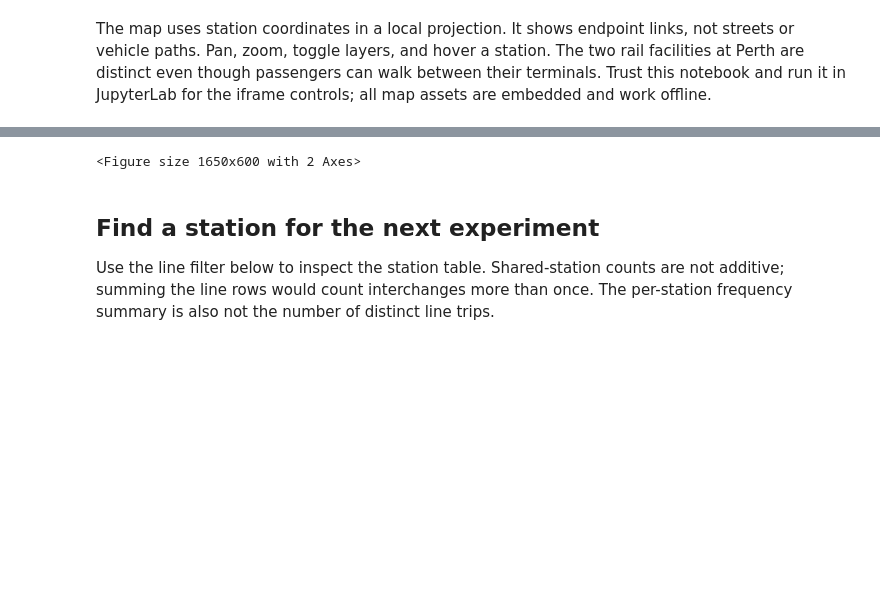
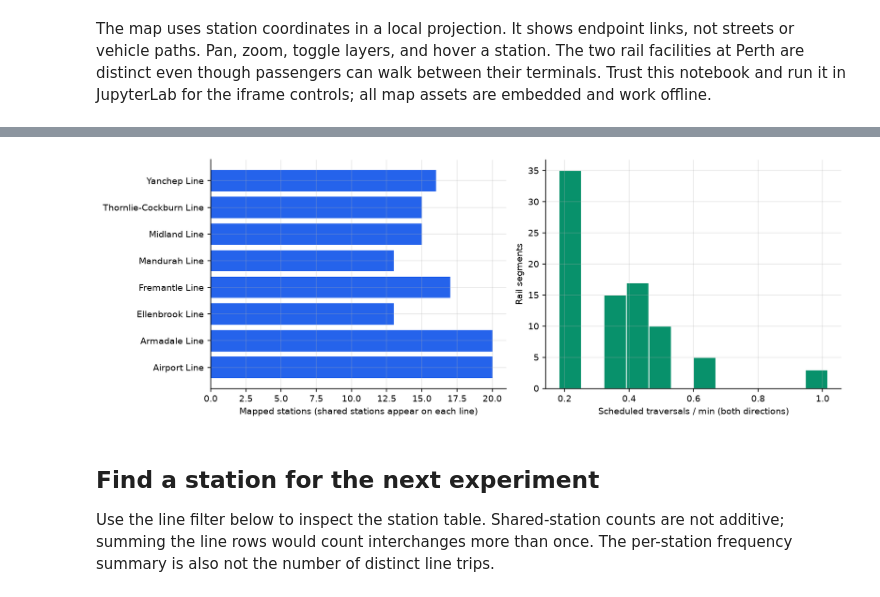
Before and after one commit to CITS4403-Project/Project, a Jupyter notebook: notebooks/01_network.ipynb, the cells around one changed output, grey strips where cells are left out. Drawn from its saved outputs; the diff is of its cells as text; code cells hidden in the pictures; blank space fills up the shorter version.

Commit message:
fix: embed notebook figures independently of the plotting backend

```diff
--- a/notebooks/01_network.ipynb
+++ b/notebooks/01_network.ipynb
@@ -24,7 +24,8 @@ import matplotlib.pyplot as plt
 import networkx as nx
 import pandas as pd
 import ipywidgets as widgets
-from IPython.display import HTML, display
+from IPython.display import HTML, Image, display
+from io import BytesIO
 from transperth.network import load_rail_graph, load_bus_coverage
 from transperth.multilayer import build_layers, add_backup_edges, add_walking_transfers
 from transperth.notebook_support import verify_processed, network_map_html
@@ -36,6 +37,10 @@ coverage = load_bus_coverage()
 backups = pd.read_csv(ROOT / 'data/processed/backup_edges.csv',
                       dtype={'station_a': str, 'station_b': str})
 apply_style()
+def show_figure(fig):
+    buffer = BytesIO()
+    fig.savefig(buffer, format='png', dpi=150, bbox_inches='tight')
+    display(Image(data=buffer.getvalue()))
 assert (rail.number_of_nodes(), rail.number_of_edges()) == (86, 85)
 assert nx.is_tree(rail)
 display(pd.DataFrame([{
@@ -170,35 +175,35 @@ iframe controls; all map assets are embedded and work offline.
 line_names = sorted({line for _, attrs in rail.nodes(data=True) for line in attrs['lines']})
 line_rows = []
 for line in line_names:
     member_ids = [n for n, attrs in rail.nodes(data=True) if line in attrs['lines']]
     member = stations[stations.station_id.isin(member_ids)]
     line_rows.append({'line': line, 'mapped_stations': len(member),
                       'mean_selected_trip_visits_per_station': member.trips_served.mean(),
                       'mean_window_departures_per_station': member.am_peak_stops.mean()})
 line_summary = pd.DataFrame(line_rows)
 display(line_summary.round(2))
 
 fig, axes = plt.subplots(1, 2, figsize=(11, 4))
 axes[0].barh(line_summary.line, line_summary.mapped_stations, color='#2563eb')
 axes[0].set_xlabel('Mapped stations (shared stations appear on each line)')
 edges = pd.DataFrame([attrs for _, _, attrs in rail.edges(data=True)])
 axes[1].hist(edges.trips / 120, bins=12, color='#08916b', edgecolor='white')
 axes[1].set_xlabel('Scheduled traversals / min (both directions)')
 axes[1].set_ylabel('Rail segments')
 fig.tight_layout()
-display(fig)
+show_figure(fig)
 plt.close(fig)
 # %% [output]
 |  | line | mapped_stations | mean_selected_trip_visits_per_sta... | mean_window_departures_per_station |
 | 0 | Airport Line | 20 | 62.90 | 49.50 |
 | 1 | Armadale Line | 20 | 50.50 | 38.25 |
 | 2 | Ellenbrook Line | 13 | 67.85 | 54.46 |
 | 3 | Fremantle Line | 17 | 44.82 | 34.82 |
 | 4 | Mandurah Line | 13 | 60.08 | 43.46 |
 | 5 | Midland Line | 15 | 62.00 | 49.87 |
 | 6 | Thornlie-Cockburn Line | 15 | 61.67 | 47.07 |
 | 7 | Yanchep Line | 16 | 58.88 | 41.88 |
-<Figure size 1650x600 with 2 Axes>
+[figure, added]
 # %% [markdown]
 ## Find a station for the next experiment
 
```
Also changed, not shown: parts of 1 cell of this notebook.
